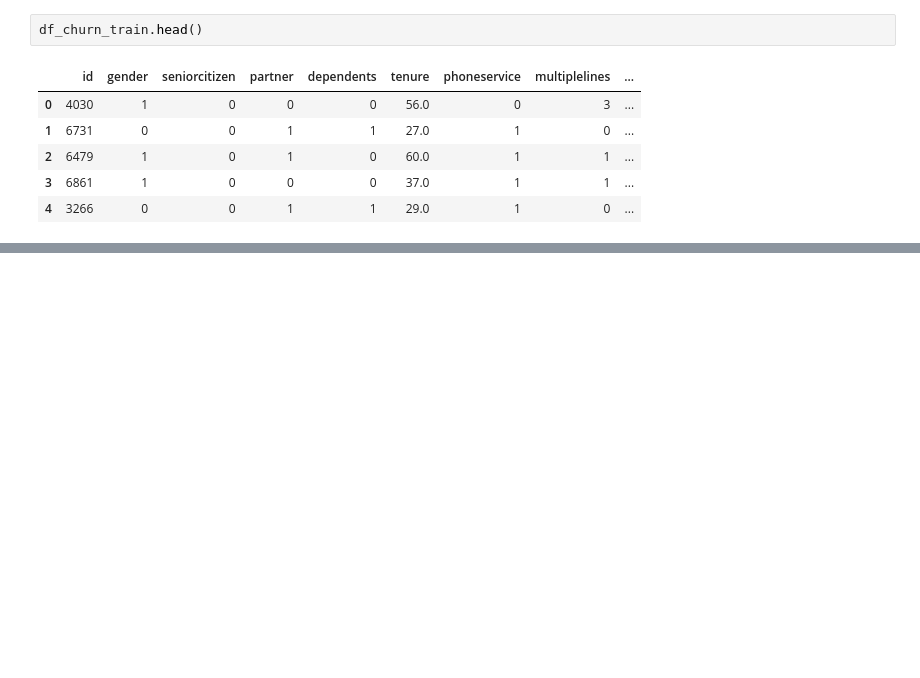
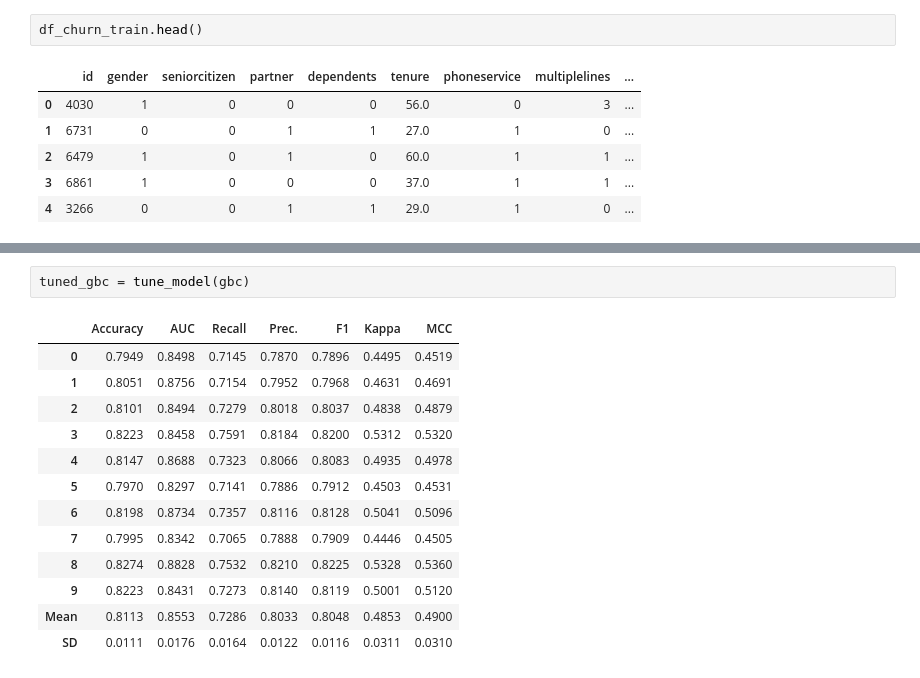
Before and after one commit to jjefferson2006/DSWP_JJ_altera, a Jupyter notebook: desafio_kaggle_2.ipynb, the cells around one changed output, grey strips where cells are left out. Cells and saved outputs as stored; diff of their text form; blank space fills up the shorter version.

```diff
--- a/desafio_kaggle_2.ipynb
+++ b/desafio_kaggle_2.ipynb
@@ -401,0 +487,16 @@ df_churn_train.head()
+# %%
+tuned_gbc = tune_model(gbc)
+# %% [output]
+|  | Accuracy | AUC | Recall | Prec. | F1 | Kappa | MCC |
+| 0 | 0.7949 | 0.8498 | 0.7145 | 0.7870 | 0.7896 | 0.4495 | 0.4519 |
+| 1 | 0.8051 | 0.8756 | 0.7154 | 0.7952 | 0.7968 | 0.4631 | 0.4691 |
+| 2 | 0.8101 | 0.8494 | 0.7279 | 0.8018 | 0.8037 | 0.4838 | 0.4879 |
+| 3 | 0.8223 | 0.8458 | 0.7591 | 0.8184 | 0.8200 | 0.5312 | 0.5320 |
+| 4 | 0.8147 | 0.8688 | 0.7323 | 0.8066 | 0.8083 | 0.4935 | 0.4978 |
+| 5 | 0.7970 | 0.8297 | 0.7141 | 0.7886 | 0.7912 | 0.4503 | 0.4531 |
+| 6 | 0.8198 | 0.8734 | 0.7357 | 0.8116 | 0.8128 | 0.5041 | 0.5096 |
+| 7 | 0.7995 | 0.8342 | 0.7065 | 0.7888 | 0.7909 | 0.4446 | 0.4505 |
+| 8 | 0.8274 | 0.8828 | 0.7532 | 0.8210 | 0.8225 | 0.5328 | 0.5360 |
+| 9 | 0.8223 | 0.8431 | 0.7273 | 0.8140 | 0.8119 | 0.5001 | 0.5120 |
+| Mean | 0.8113 | 0.8553 | 0.7286 | 0.8033 | 0.8048 | 0.4853 | 0.4900 |
+| SD | 0.0111 | 0.0176 | 0.0164 | 0.0122 | 0.0116 | 0.0311 | 0.0310 |
```
Also changed, not shown: parts of 13 cells of this notebook.
